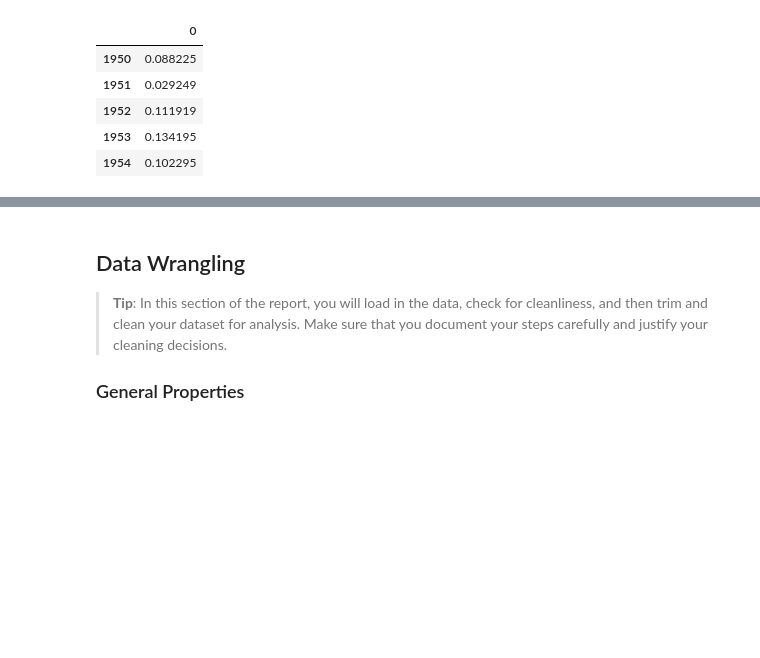
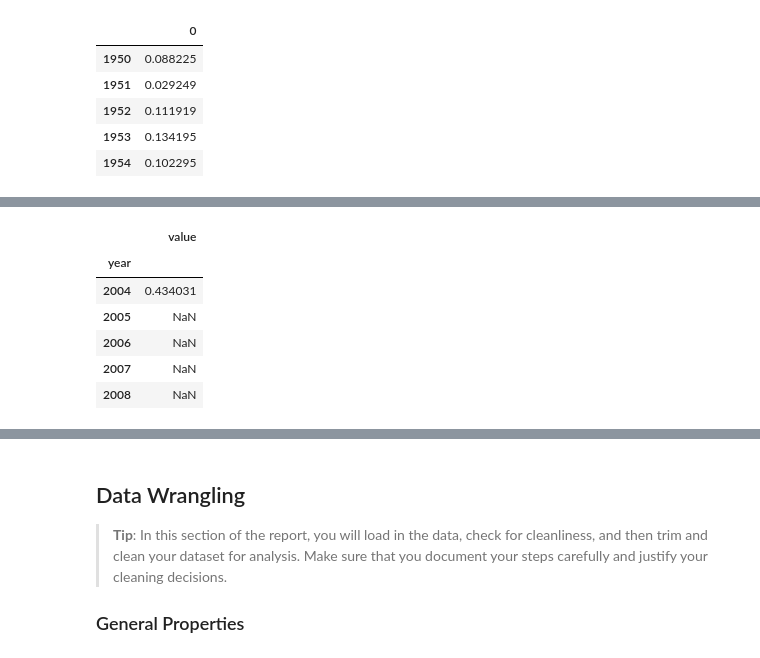
Before and after one commit to szimmers/udacity-dand-term1, a Jupyter notebook: dataset_investigation/a.ipynb, the cells around one changed output, grey strips where cells are left out. Cells and saved outputs as stored; diff of their text form; code cells hidden in the pictures; blank space fills up the shorter version.

```diff
--- a/dataset_investigation/a.ipynb
+++ b/dataset_investigation/a.ipynb
@@ -136,0 +132,10 @@ IndexError: index 1 is out of bounds for axis 0 with size 1
+# %%
+bar.tail()
+# %% [output]
+|  | value |
+| year |  |
+| 2004 | 0.434031 |
+| 2005 | NaN |
+| 2006 | NaN |
+| 2007 | NaN |
+| 2008 | NaN |
```
Also changed, not shown: parts of 9 cells of this notebook.
